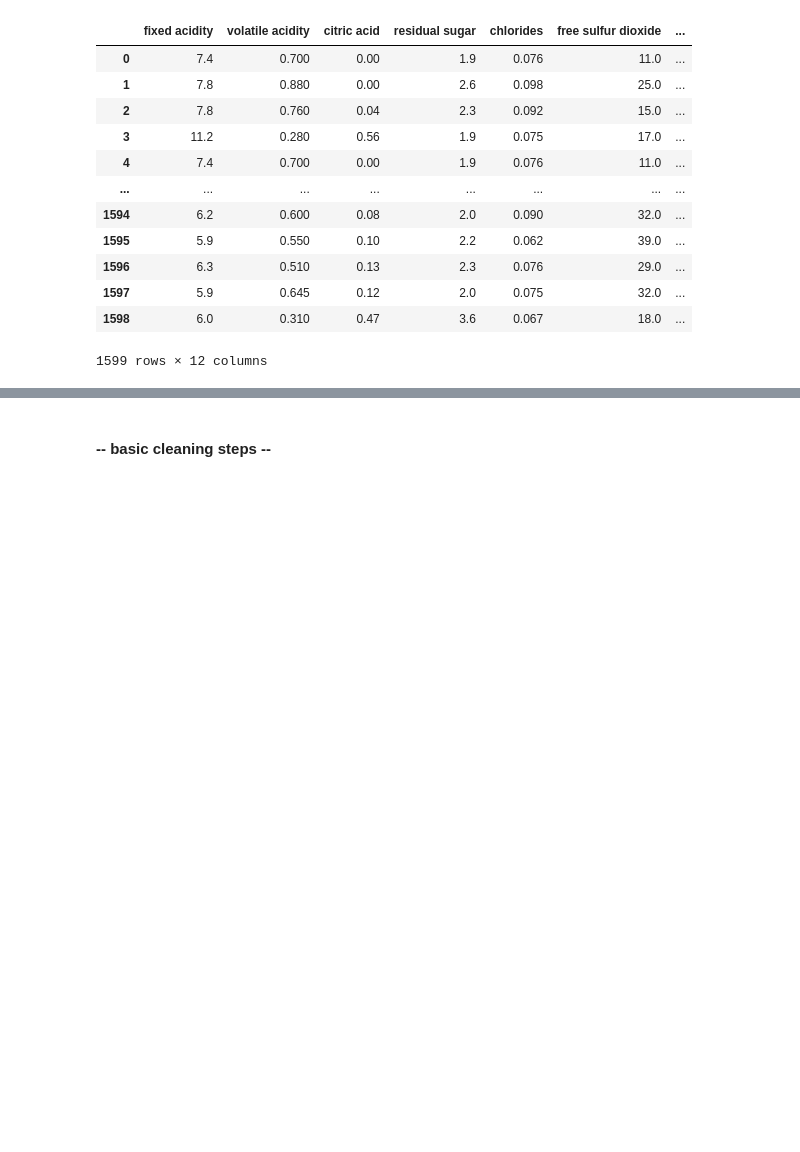
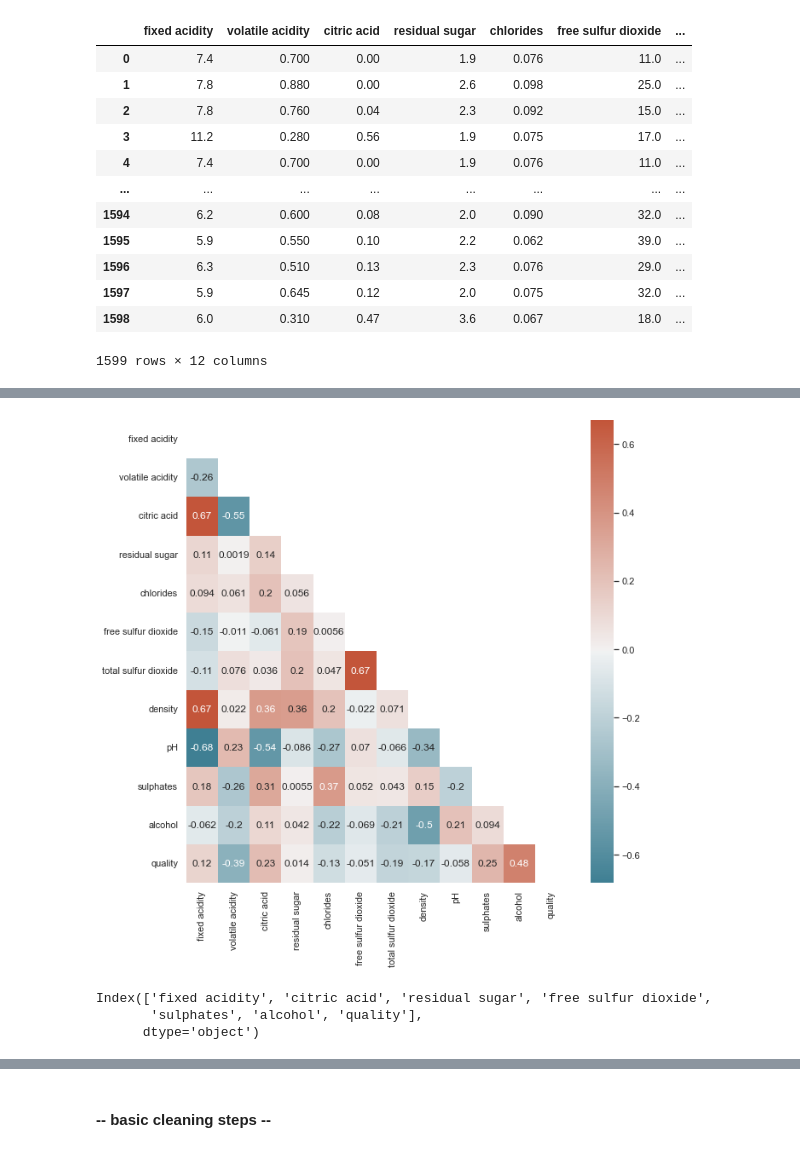
Before and after one commit to cathvos/IronCath, a Jupyter notebook: IH week 4/IH lab 1 day 5 week 4.ipynb, the cells around one changed output, grey strips where cells are left out. Saved outputs shown, nothing was run; the diff lists cells and outputs as text; code cells hidden in the pictures; blank space fills up the shorter version.

```diff
--- a/IH week 4/IH lab 1 day 5 week 4.ipynb
+++ b/IH week 4/IH lab 1 day 5 week 4.ipynb
@@ -39,0 +55,8 @@ df # view dataframe
+# %%
+cm=df.corr()
+mask=np.zeros_like(cm)
+mask[np.triu_indices_from(mask)]=True
+fig,ax=plt.subplots(figsize=(10,10))
+ax=sns.heatmap(cm, mask=mask, annot=True, cmap=sns.diverging_palette(220, 20, as_cmap = True));
+# %% [output]
+[figure, added]
@@ -39,0 +67,6 @@ df # view dataframe
+# %%
+df_reduced.columns
+# %% [output]
+Index(['fixed acidity', 'citric acid', 'residual sugar', 'free sulfur dioxide',
+       'sulphates', 'alcohol', 'quality'],
+      dtype='object')
```
Also changed, not shown: parts of 53 cells of this notebook.
